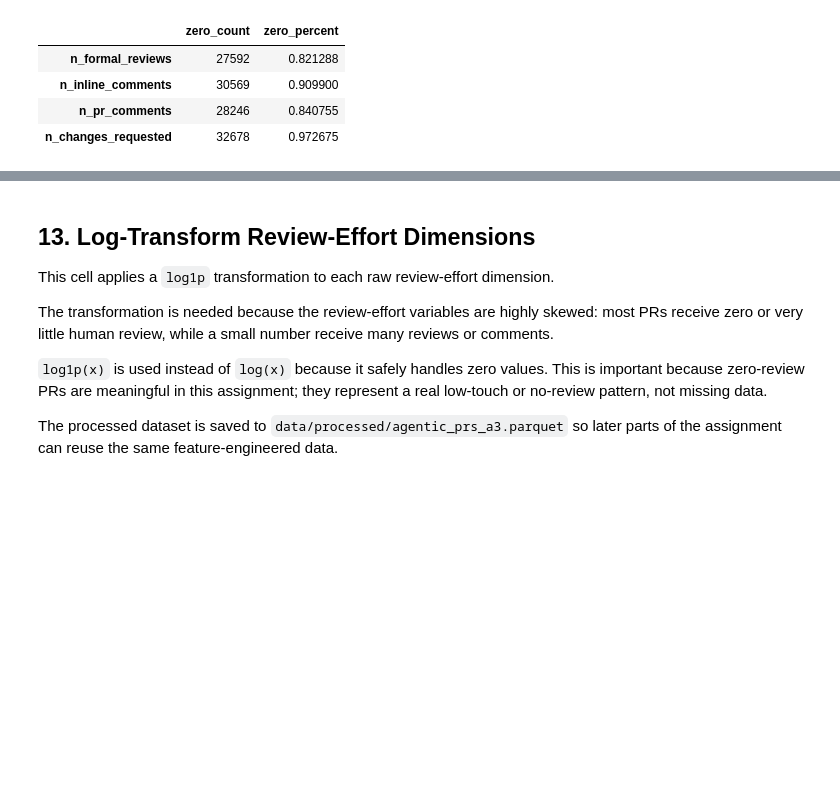
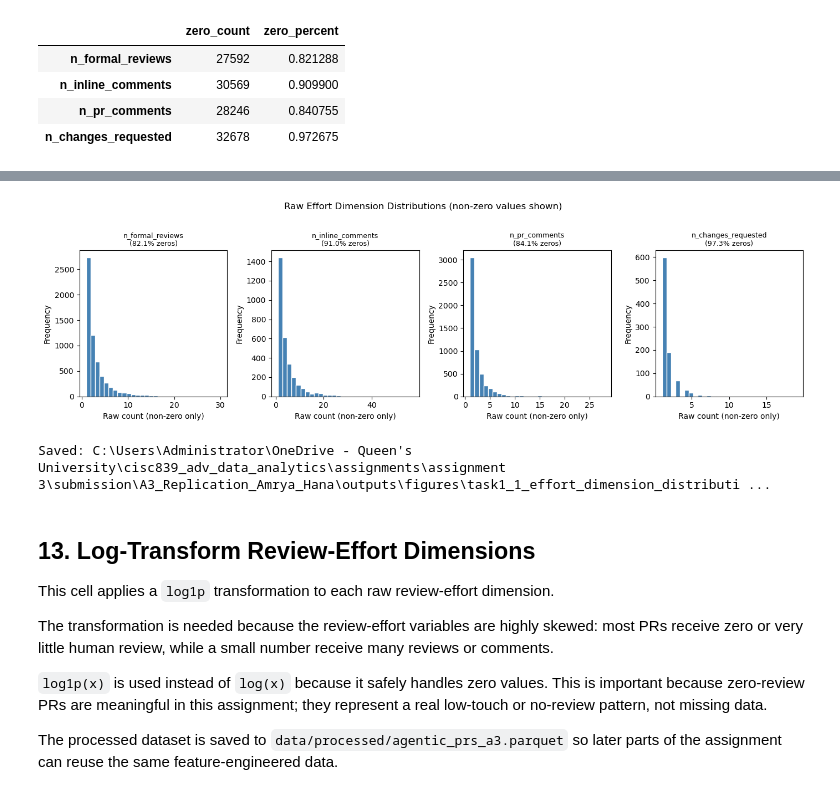
Before and after one commit to hanaessam/A3_Replication_Amrya_Hana, a Jupyter notebook: notebooks/A3_main_analysis.ipynb, the cells around one changed output, grey strips where cells are left out. Saved outputs shown, nothing was run; the diff lists cells and outputs as text; code cells hidden in the pictures; blank space fills up the shorter version.

```diff
--- a/notebooks/A3_main_analysis.ipynb
+++ b/notebooks/A3_main_analysis.ipynb
@@ -572,3 +621,26 @@ Number and percentage of zero values per effort dimension:
+# %%
+fig, axes = plt.subplots(1, 4, figsize=(14, 4))
+
+for ax, col in zip(axes, dims):
+    nonzero = a3[col][a3[col] > 0]
+    zero_pct = (a3[col] == 0).mean() * 100
+    ax.hist(nonzero, bins=30, color="steelblue", edgecolor="white")
+    ax.set_title(f"{col}\n({zero_pct:.1f}% zeros)", fontsize=9)
+    ax.set_xlabel("Raw count (non-zero only)")
+    ax.set_ylabel("Frequency")
+
+plt.suptitle("Raw Effort Dimension Distributions (non-zero values shown)", y=1.02)
+plt.tight_layout()
+
+fig_path = FIG_DIR / "task1_1_effort_dimension_distributions.png"
+plt.savefig(fig_path, dpi=300, bbox_inches="tight")
+plt.show()
+plt.close(fig)
+
+print(f"Saved: {fig_path}")
+# %% [output]
+[figure, added]
+Saved: C:\Users\Administrator\OneDrive - Queen's University\cisc839_adv_data_analytics\assignments\assignment 3\submission\A3_Replication_Amrya_Hana\outputs\figures\task1_1_effort_dimension_distributi ...
 # %% [markdown]
 ## 13. Log-Transform Review-Effort Dimensions
 
```
Also changed, not shown: parts of 7 cells of this notebook.
